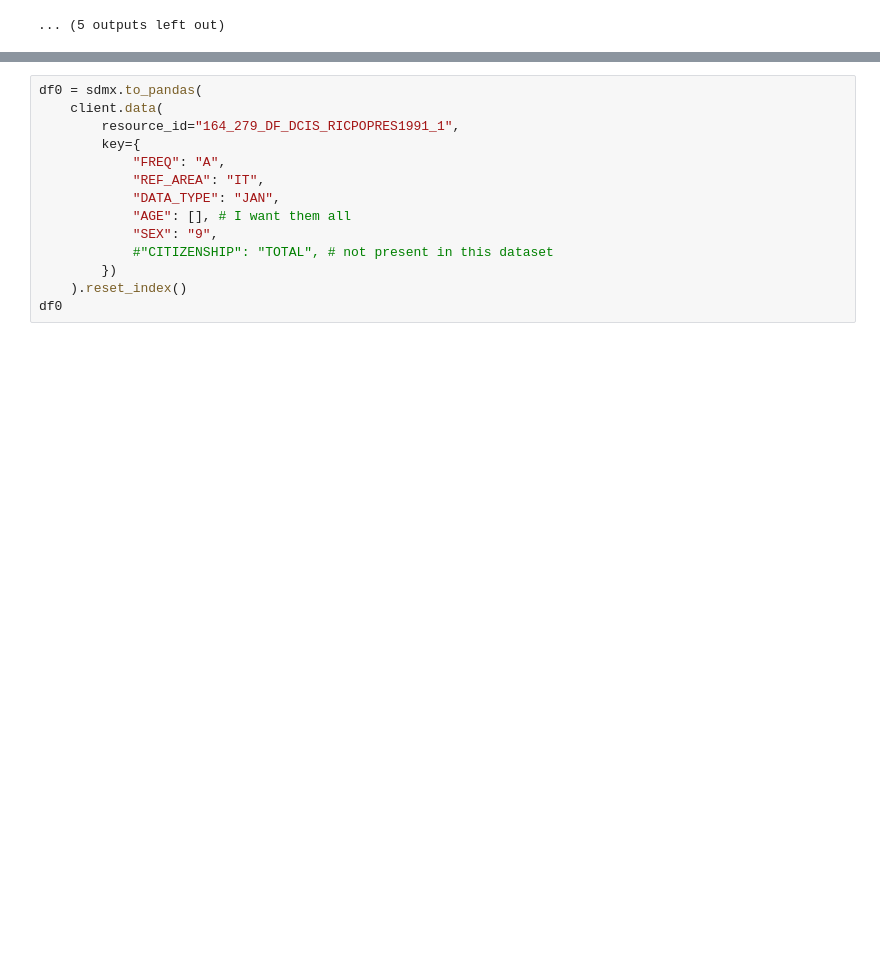
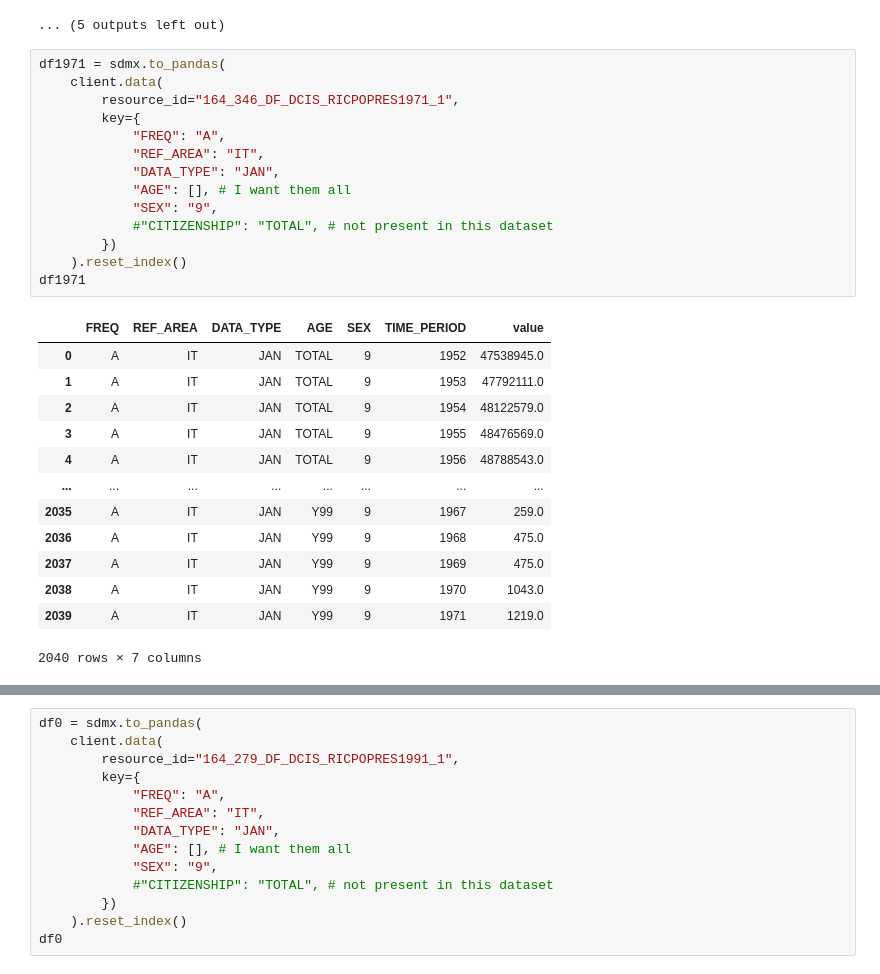
Before and after one commit to danieleongari/demographic_model_page, a Jupyter notebook: notebooks/00_get_dataset_filters.ipynb, the cells around one changed output, grey strips where cells are left out. Drawn from its saved outputs; the diff is of its cells as text; blank space fills up the shorter version.

```diff
--- a/notebooks/00_get_dataset_filters.ipynb
+++ b/notebooks/00_get_dataset_filters.ipynb
@@ -129,3 +137,31 @@ Dimension: CITIZENSHIP
 | TOTAL | total |
 Dimension: DATA_TYPE
 ... (5 outputs left out)
+# %%
+df1971 = sdmx.to_pandas(
+    client.data(
+        resource_id="164_346_DF_DCIS_RICPOPRES1971_1",
+        key={
+            "FREQ": "A",
+            "REF_AREA": "IT",
+            "DATA_TYPE": "JAN",
+            "AGE": [], # I want them all
+            "SEX": "9",
+            #"CITIZENSHIP": "TOTAL", # not present in this dataset
+        })
+    ).reset_index()
+df1971
+# %% [output]
+|  | FREQ | REF_AREA | DATA_TYPE | AGE | SEX | TIME_PERIOD | value |
+| 0 | A | IT | JAN | TOTAL | 9 | 1952 | 47538945.0 |
+| 1 | A | IT | JAN | TOTAL | 9 | 1953 | 47792111.0 |
+| 2 | A | IT | JAN | TOTAL | 9 | 1954 | 48122579.0 |
+| 3 | A | IT | JAN | TOTAL | 9 | 1955 | 48476569.0 |
+| 4 | A | IT | JAN | TOTAL | 9 | 1956 | 48788543.0 |
+| ... | ... | ... | ... | ... | ... | ... | ... |
+| 2035 | A | IT | JAN | Y99 | 9 | 1967 | 259.0 |
+| 2036 | A | IT | JAN | Y99 | 9 | 1968 | 475.0 |
+| 2037 | A | IT | JAN | Y99 | 9 | 1969 | 475.0 |
+| 2038 | A | IT | JAN | Y99 | 9 | 1970 | 1043.0 |
+| 2039 | A | IT | JAN | Y99 | 9 | 1971 | 1219.0 |
+2040 rows × 7 columns
```
Also changed, not shown: parts of 2 cells of this notebook, 8 other files.
